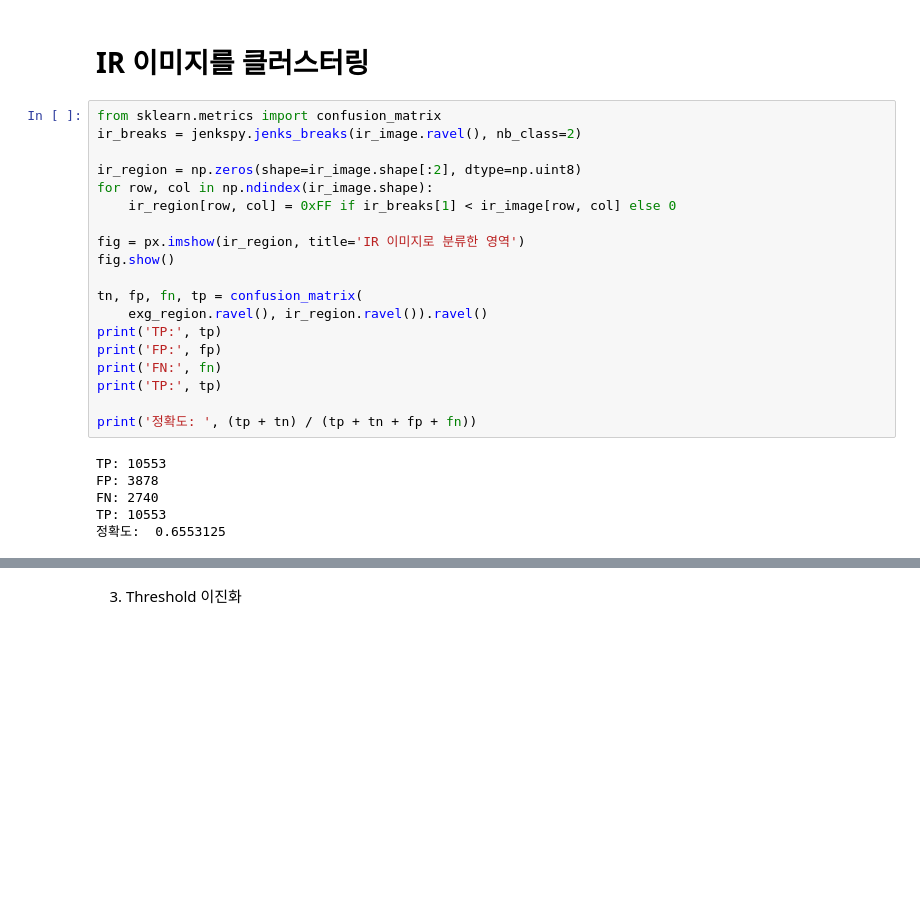
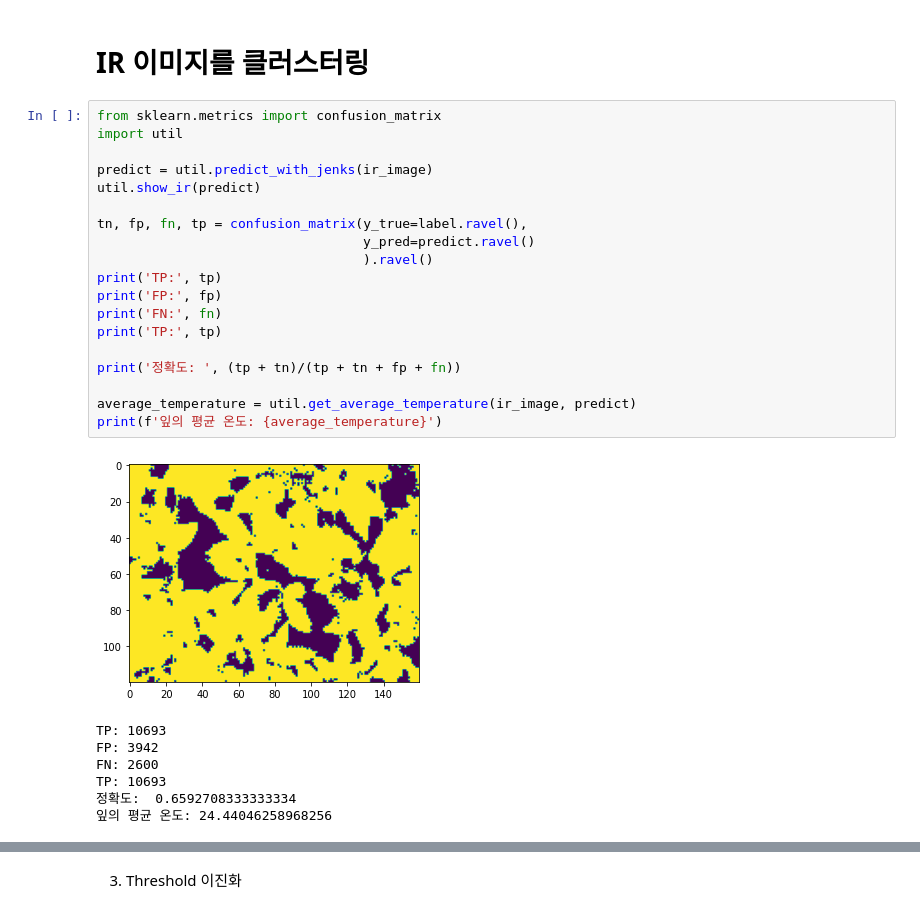
Before and after one commit to plming/infrared-leaf-segmentation, a Jupyter notebook: demo_ginseng.ipynb, the cells around one changed output, grey strips where cells are left out. Saved outputs shown, nothing was run; the diff lists cells and outputs as text; blank space fills up the shorter version.

```diff
--- a/demo_ginseng.ipynb
+++ b/demo_ginseng.ipynb
@@ -59,27 +39,29 @@ fig.show()
 # IR 이미지를 클러스터링
 # %%
 from sklearn.metrics import confusion_matrix
-ir_breaks = jenkspy.jenks_breaks(ir_image.ravel(), nb_class=2)
+import util
 
-ir_region = np.zeros(shape=ir_image.shape[:2], dtype=np.uint8)
-for row, col in np.ndindex(ir_image.shape):
-    ir_region[row, col] = 0xFF if ir_breaks[1] < ir_image[row, col] else 0
+predict = util.predict_with_jenks(ir_image)
+util.show_ir(predict)
 
-fig = px.imshow(ir_region, title='IR 이미지로 분류한 영역')
-fig.show()
-
-tn, fp, fn, tp = confusion_matrix(
-    exg_region.ravel(), ir_region.ravel()).ravel()
+tn, fp, fn, tp = confusion_matrix(y_true=label.ravel(),
+                                  y_pred=predict.ravel()
+                                  ).ravel()
 print('TP:', tp)
 print('FP:', fp)
 print('FN:', fn)
 print('TP:', tp)
 
-print('정확도: ', (tp + tn) / (tp + tn + fp + fn))
+print('정확도: ', (tp + tn)/(tp + tn + fp + fn))
+
+average_temperature = util.get_average_temperature(ir_image, predict)
+print(f'잎의 평균 온도: {average_temperature}')
 # %% [output]
+[figure, added]
-TP: 10553
-FP: 3878
-FN: 2740
-TP: 10553
-정확도:  0.6553125
+TP: 10693
+FP: 3942
+FN: 2600
+TP: 10693
+정확도:  0.6592708333333334
+잎의 평균 온도: 24.44046258968256
 # %%
```
Also changed, not shown: parts of 10 cells of this notebook, 1 other file.
